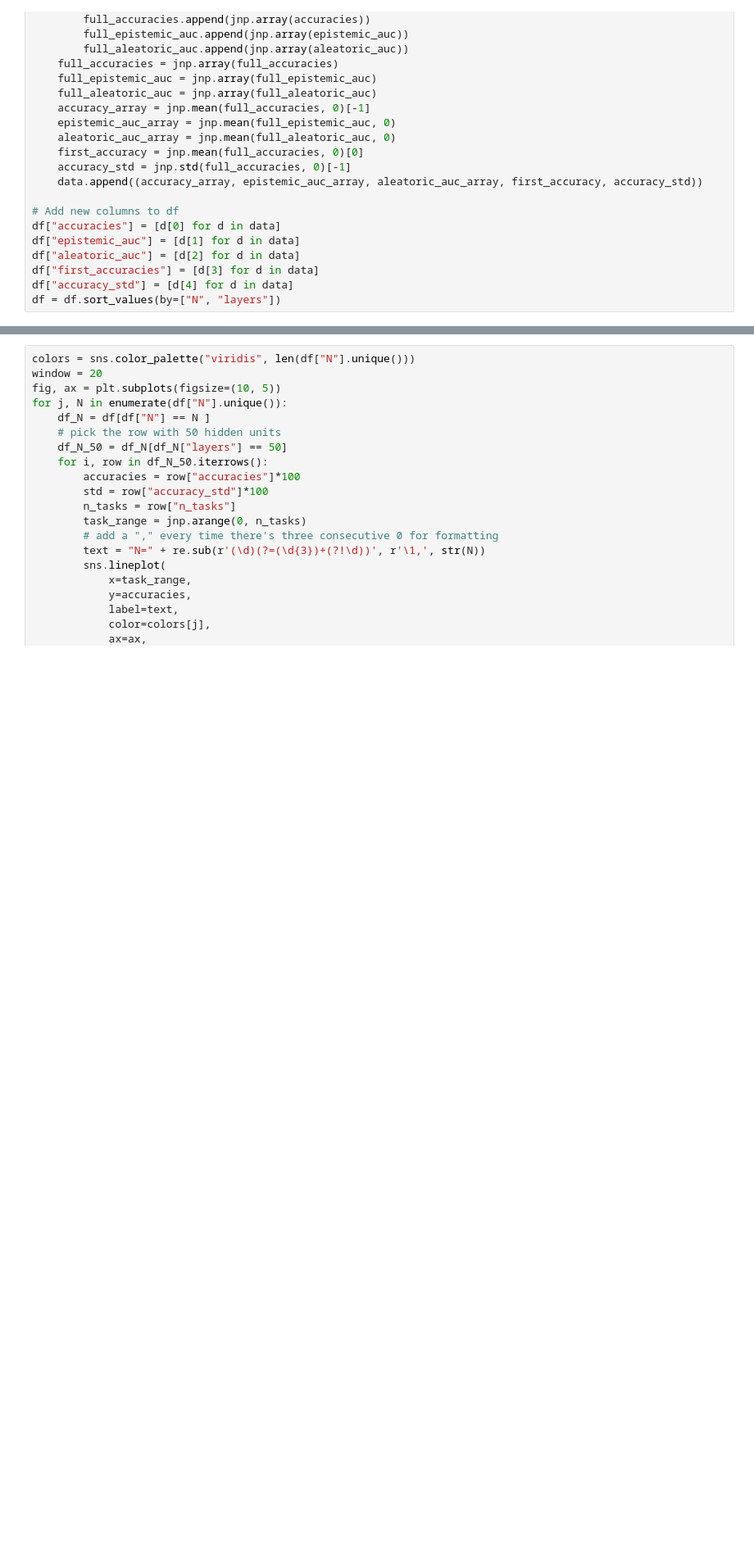
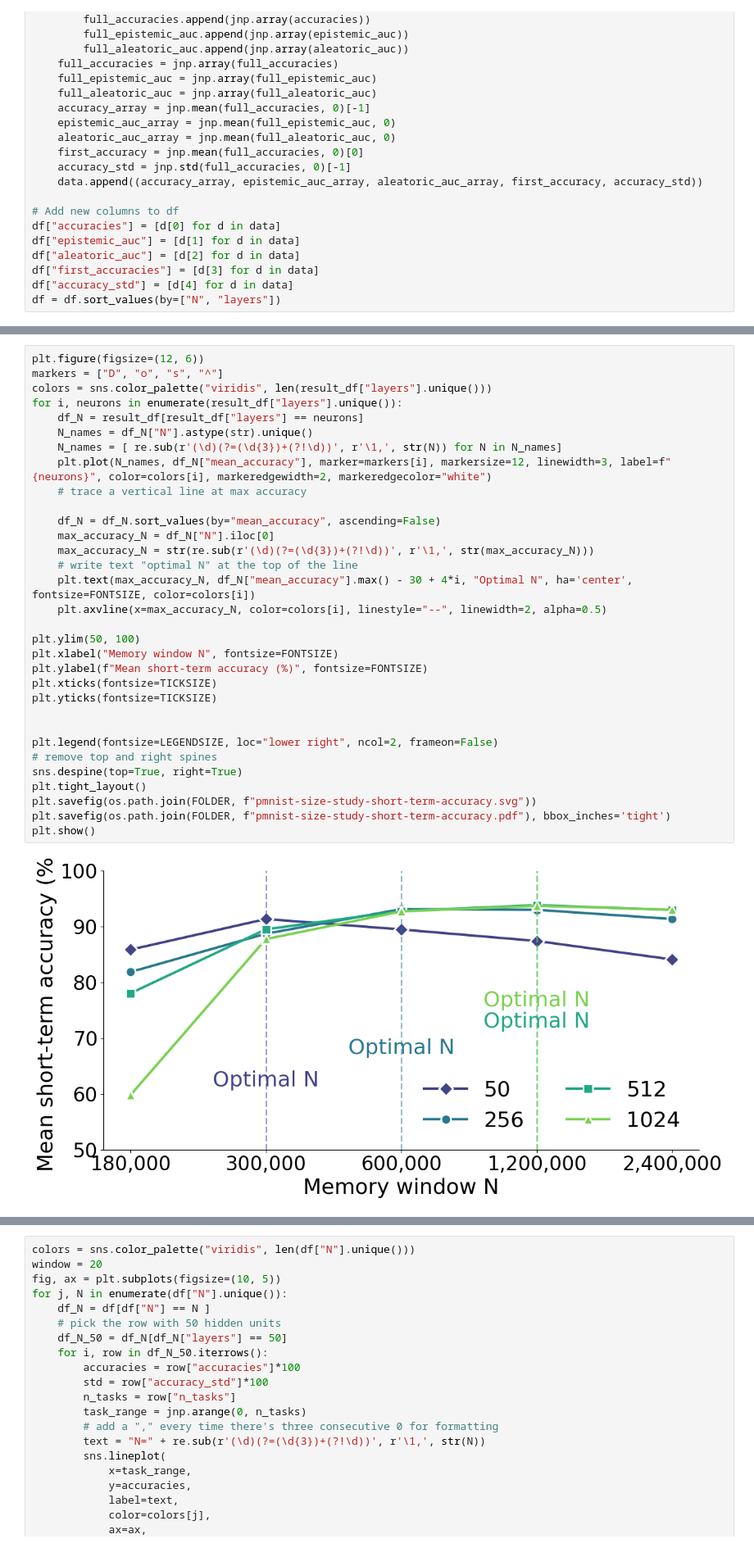
Before and after one commit to kellian-cottart/mesu-pmnist, a Jupyter notebook: figure-pmnist-N-study.ipynb, the cells around one changed output, grey strips where cells are left out. Shown at 82% size. Drawn from its saved outputs; the diff is of its cells as text; blank space fills up the shorter version.

Commit message:
fix: figures

```diff
--- a/figure-pmnist-N-study.ipynb
+++ b/figure-pmnist-N-study.ipynb
@@ -169,0 +150,34 @@ mean_acc_df
+# %%
+plt.figure(figsize=(12, 6))
+markers = ["D", "o", "s", "^"]
+colors = sns.color_palette("viridis", len(result_df["layers"].unique()))
+for i, neurons in enumerate(result_df["layers"].unique()):
+    df_N = result_df[result_df["layers"] == neurons]
+    N_names = df_N["N"].astype(str).unique()
+    N_names = [ re.sub(r'(\d)(?=(\d{3})+(?!\d))', r'\1,', str(N)) for N in N_names]
+    plt.plot(N_names, df_N["mean_accuracy"], marker=markers[i], markersize=12, linewidth=3, label=f"{neurons}", color=colors[i], markeredgewidth=2, markeredgecolor="white")
+    # trace a vertical line at max accuracy
+
+    df_N = df_N.sort_values(by="mean_accuracy", ascending=False)
+    max_accuracy_N = df_N["N"].iloc[0]
+    max_accuracy_N = str(re.sub(r'(\d)(?=(\d{3})+(?!\d))', r'\1,', str(max_accuracy_N)))
+    # write text "optimal N" at the top of the line
+    plt.text(max_accuracy_N, df_N["mean_accuracy"].max() - 30 + 4*i, "Optimal N", ha='center', fontsize=FONTSIZE, color=colors[i])
+    plt.axvline(x=max_accuracy_N, color=colors[i], linestyle="--", linewidth=2, alpha=0.5)
+
+plt.ylim(50, 100)
+plt.xlabel("Memory window N", fontsize=FONTSIZE)
+plt.ylabel(f"Mean short-term accuracy (%)", fontsize=FONTSIZE)
+plt.xticks(fontsize=TICKSIZE)
+plt.yticks(fontsize=TICKSIZE)
+
+
+plt.legend(fontsize=LEGENDSIZE, loc="lower right", ncol=2, frameon=False)
+# remove top and right spines
+sns.despine(top=True, right=True)
+plt.tight_layout()
+plt.savefig(os.path.join(FOLDER, f"pmnist-size-study-short-term-accuracy.svg"))
+plt.savefig(os.path.join(FOLDER, f"pmnist-size-study-short-term-accuracy.pdf"), bbox_inches='tight')
+plt.show()
+# %% [output]
+[figure, added]
```
Also changed, not shown: parts of 6 cells of this notebook.
